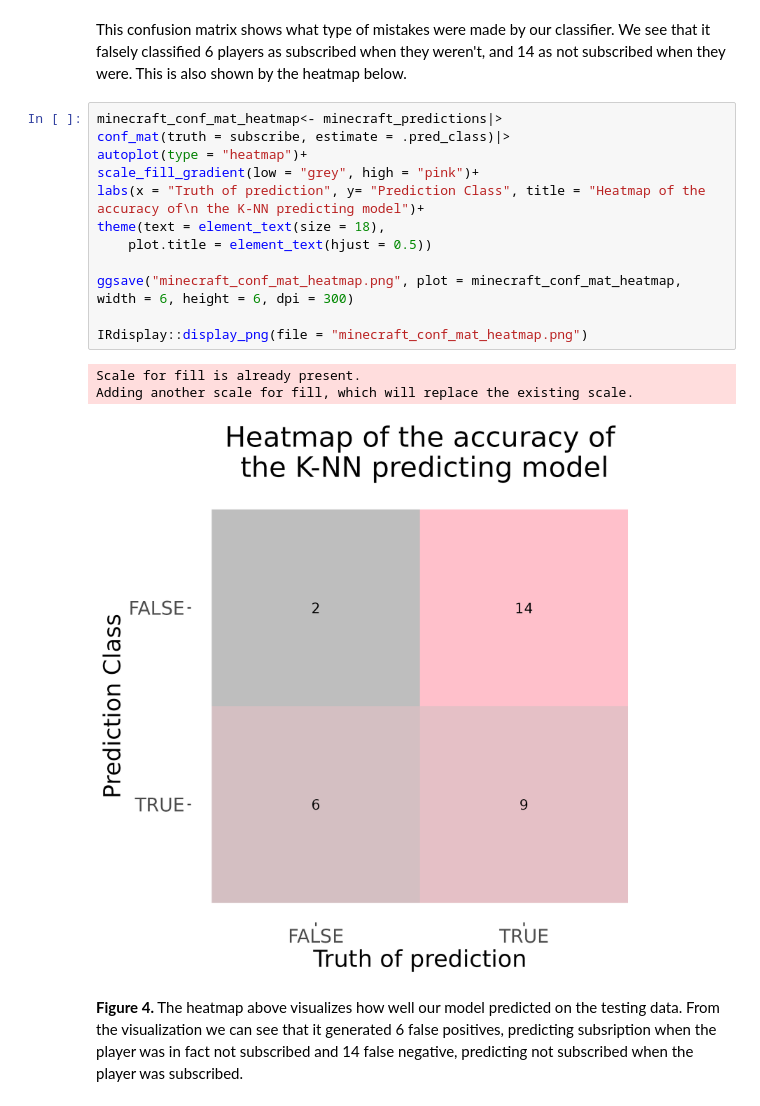
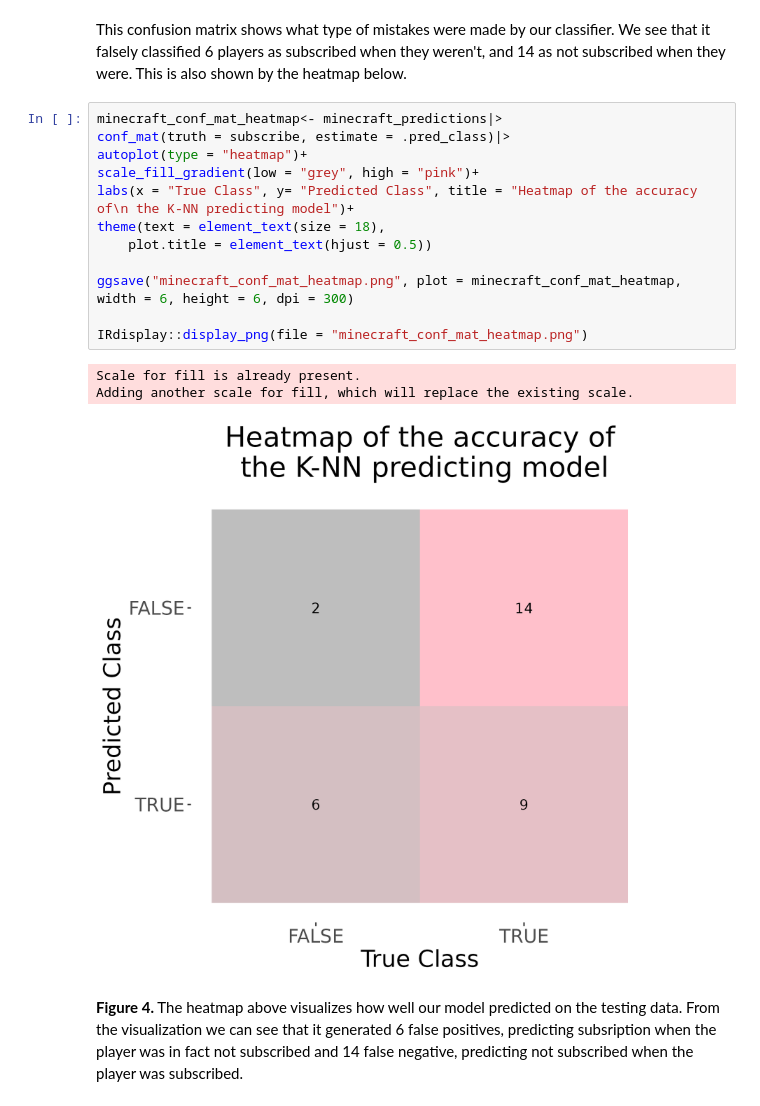
Before and after one commit to chrispy-tacos/dsci-100-project, a Jupyter notebook: dsci-g2-project.ipynb, the cells around one changed output. Cells and saved outputs as stored; diff of their text form.

```diff
--- a/dsci-g2-project.ipynb
+++ b/dsci-g2-project.ipynb
@@ -333,19 +365,19 @@ This confusion matrix shows what type of mistakes were made by our classifier. W
 # %%
 minecraft_conf_mat_heatmap<- minecraft_predictions|>
 conf_mat(truth = subscribe, estimate = .pred_class)|>
 autoplot(type = "heatmap")+
 scale_fill_gradient(low = "grey", high = "pink")+
-labs(x = "Truth of prediction", y= "Prediction Class", title = "Heatmap of the accuracy of\n the K-NN predicting model")+
+labs(x = "True Class", y= "Predicted Class", title = "Heatmap of the accuracy of\n the K-NN predicting model")+
 theme(text = element_text(size = 18),
     plot.title = element_text(hjust = 0.5))
 
 ggsave("minecraft_conf_mat_heatmap.png", plot = minecraft_conf_mat_heatmap, width = 6, height = 6, dpi = 300)
 
 IRdisplay::display_png(file = "minecraft_conf_mat_heatmap.png")
 # %% [output]
 Scale for fill is already present.
 Adding another scale for fill, which will replace the existing scale.
-[figure, old version]
+[figure, new version]
 # %% [markdown]
 **Figure 4.** The heatmap above visualizes how well our model predicted on the testing data. From the visualization we can see that it generated 6 false positives, predicting subsription when the player was in fact not subscribed and 14 false negative, predicting not subscribed when the player was subscribed.
 # %% [markdown]
```
Also changed, not shown: parts of 12 cells of this notebook.
